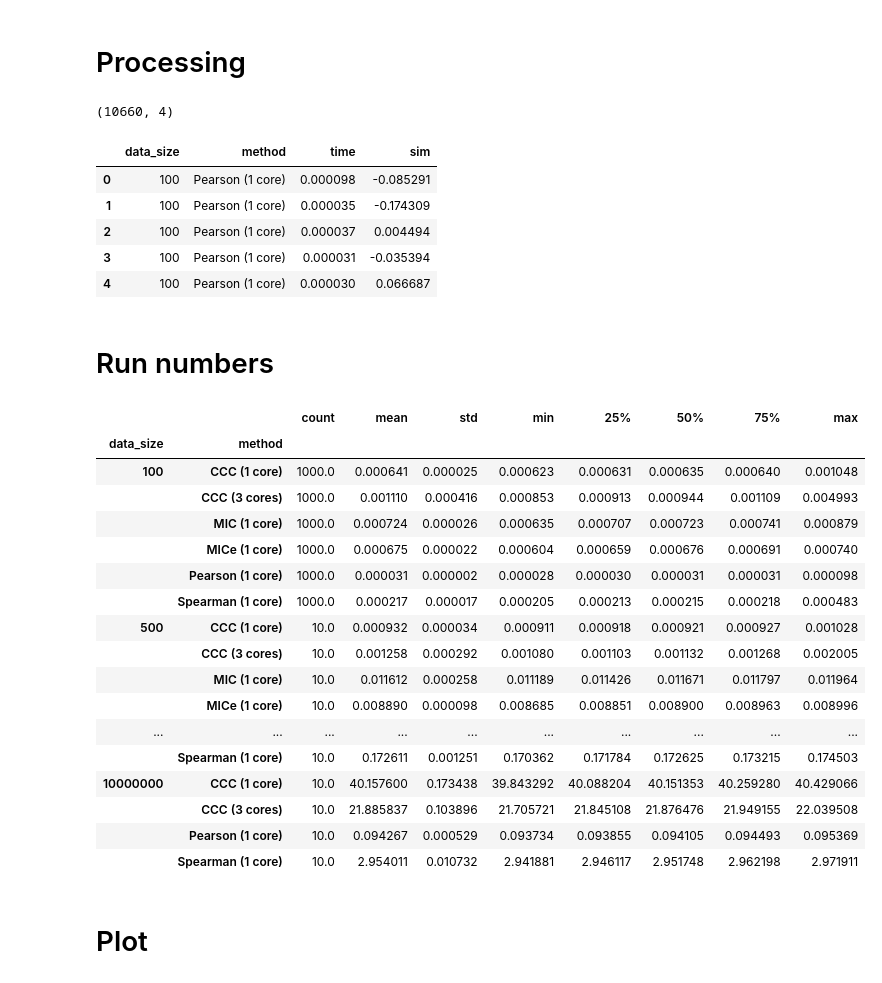
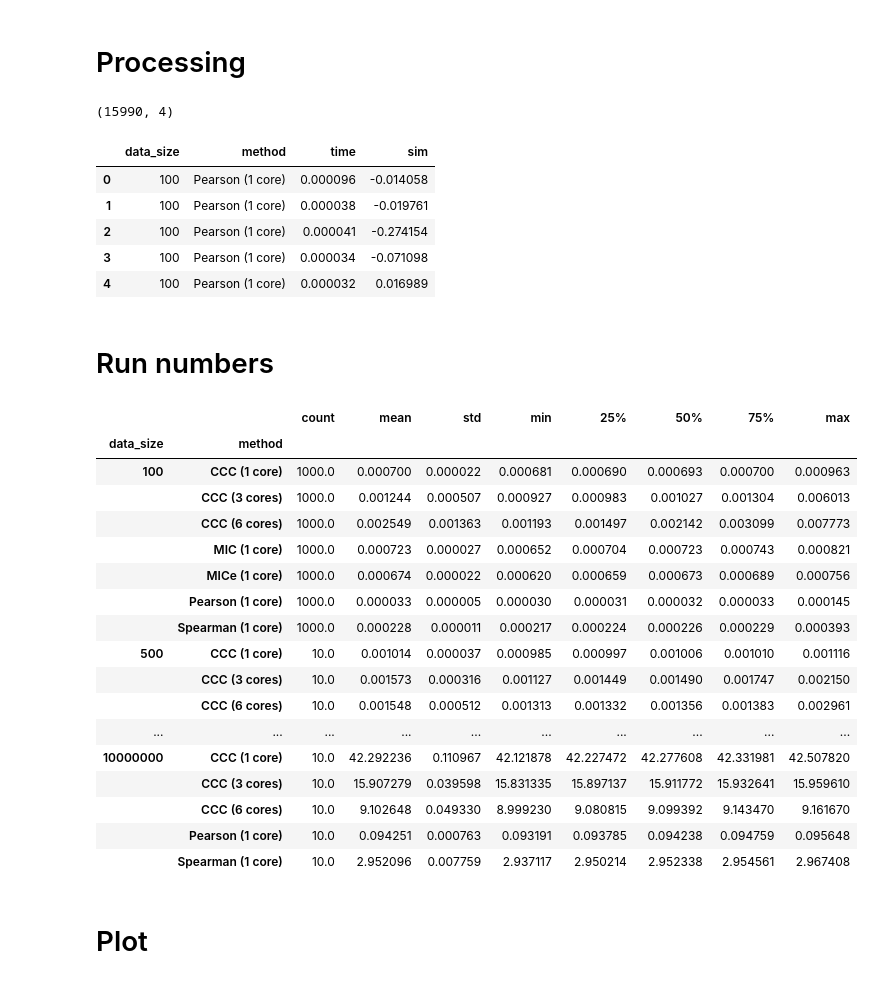
Before and after one commit to greenelab/ccc, a Jupyter notebook: nbs/99_manuscript/time_test/07-time_test-plot.ipynb, the cells around one changed output. Drawn from its saved outputs; the diff is of its cells as text; code cells hidden in the pictures.

```diff
--- a/nbs/99_manuscript/time_test/07-time_test-plot.ipynb
+++ b/nbs/99_manuscript/time_test/07-time_test-plot.ipynb
@@ -75,22 +76,27 @@ time_results = time_results.replace(
             "cm-3": "CCC (3 cores)",
             "mic-3": "MIC (3 cores)",
             "mic_e-3": "MICe (3 cores)",
+            "p-6": "Pearson (6 cores)",
+            "s-6": "Spearman (6 cores)",
+            "cm-6": "CCC (6 cores)",
+            "mic-6": "MIC (6 cores)",
+            "mic_e-6": "MICe (6 cores)",
         }
     }
 )
 # %%
 time_results.shape
 # %% [output]
-(10660, 4)
+(15990, 4)
 # %%
 time_results.head()
 # %% [output]
 |  | data_size | method | time | sim |
-| 0 | 100 | Pearson (1 core) | 0.000098 | -0.085291 |
-| 1 | 100 | Pearson (1 core) | 0.000035 | -0.174309 |
-| 2 | 100 | Pearson (1 core) | 0.000037 | 0.004494 |
-| 3 | 100 | Pearson (1 core) | 0.000031 | -0.035394 |
-| 4 | 100 | Pearson (1 core) | 0.000030 | 0.066687 |
+| 0 | 100 | Pearson (1 core) | 0.000096 | -0.014058 |
+| 1 | 100 | Pearson (1 core) | 0.000038 | -0.019761 |
+| 2 | 100 | Pearson (1 core) | 0.000041 | -0.274154 |
+| 3 | 100 | Pearson (1 core) | 0.000034 | -0.071098 |
+| 4 | 100 | Pearson (1 core) | 0.000032 | 0.016989 |
 # %% [markdown]
 # Run numbers
 # %%
@@ -98,32 +104,33 @@ plot_data = time_results
 # %%
 run_numbers = (
     plot_data[
         plot_data["method"].str.contains("1 core", regex=False)
         | plot_data["method"].str.contains("CCC (3 cores)", regex=False)
+        | plot_data["method"].str.contains("CCC (6 cores)", regex=False)
     ]
     .groupby(["data_size", "method"])["time"]
     .describe()
 )
 display(run_numbers)
 # %% [output]
 |  |  | count | mean | std | min | 25% | 50% | 75% | max |
 | data_size | method |  |  |  |  |  |  |  |  |
-| 100 | CCC (1 core) | 1000.0 | 0.000641 | 0.000025 | 0.000623 | 0.000631 | 0.000635 | 0.000640 | 0.001048 |
-|  | CCC (3 cores) | 1000.0 | 0.001110 | 0.000416 | 0.000853 | 0.000913 | 0.000944 | 0.001109 | 0.004993 |
-|  | MIC (1 core) | 1000.0 | 0.000724 | 0.000026 | 0.000635 | 0.000707 | 0.000723 | 0.000741 | 0.000879 |
-|  | MICe (1 core) | 1000.0 | 0.000675 | 0.000022 | 0.000604 | 0.000659 | 0.000676 | 0.000691 | 0.000740 |
-|  | Pearson (1 core) | 1000.0 | 0.000031 | 0.000002 | 0.000028 | 0.000030 | 0.000031 | 0.000031 | 0.000098 |
-|  | Spearman (1 core) | 1000.0 | 0.000217 | 0.000017 | 0.000205 | 0.000213 | 0.000215 | 0.000218 | 0.000483 |
-| 500 | CCC (1 core) | 10.0 | 0.000932 | 0.000034 | 0.000911 | 0.000918 | 0.000921 | 0.000927 | 0.001028 |
-|  | CCC (3 cores) | 10.0 | 0.001258 | 0.000292 | 0.001080 | 0.001103 | 0.001132 | 0.001268 | 0.002005 |
-|  | MIC (1 core) | 10.0 | 0.011612 | 0.000258 | 0.011189 | 0.011426 | 0.011671 | 0.011797 | 0.011964 |
-|  | MICe (1 core) | 10.0 | 0.008890 | 0.000098 | 0.008685 | 0.008851 | 0.008900 | 0.008963 | 0.008996 |
+| 100 | CCC (1 core) | 1000.0 | 0.000700 | 0.000022 | 0.000681 | 0.000690 | 0.000693 | 0.000700 | 0.000963 |
+|  | CCC (3 cores) | 1000.0 | 0.001244 | 0.000507 | 0.000927 | 0.000983 | 0.001027 | 0.001304 | 0.006013 |
+|  | CCC (6 cores) | 1000.0 | 0.002549 | 0.001363 | 0.001193 | 0.001497 | 0.002142 | 0.003099 | 0.007773 |
+|  | MIC (1 core) | 1000.0 | 0.000723 | 0.000027 | 0.000652 | 0.000704 | 0.000723 | 0.000743 | 0.000821 |
+|  | MICe (1 core) | 1000.0 | 0.000674 | 0.000022 | 0.000620 | 0.000659 | 0.000673 | 0.000689 | 0.000756 |
+|  | Pearson (1 core) | 1000.0 | 0.000033 | 0.000005 | 0.000030 | 0.000031 | 0.000032 | 0.000033 | 0.000145 |
+|  | Spearman (1 core) | 1000.0 | 0.000228 | 0.000011 | 0.000217 | 0.000224 | 0.000226 | 0.000229 | 0.000393 |
+| 500 | CCC (1 core) | 10.0 | 0.001014 | 0.000037 | 0.000985 | 0.000997 | 0.001006 | 0.001010 | 0.001116 |
+|  | CCC (3 cores) | 10.0 | 0.001573 | 0.000316 | 0.001127 | 0.001449 | 0.001490 | 0.001747 | 0.002150 |
+|  | CCC (6 cores) | 10.0 | 0.001548 | 0.000512 | 0.001313 | 0.001332 | 0.001356 | 0.001383 | 0.002961 |
 | ... | ... | ... | ... | ... | ... | ... | ... | ... | ... |
-|  | Spearman (1 core) | 10.0 | 0.172611 | 0.001251 | 0.170362 | 0.171784 | 0.172625 | 0.173215 | 0.174503 |
-| 10000000 | CCC (1 core) | 10.0 | 40.157600 | 0.173438 | 39.843292 | 40.088204 | 40.151353 | 40.259280 | 40.429066 |
-|  | CCC (3 cores) | 10.0 | 21.885837 | 0.103896 | 21.705721 | 21.845108 | 21.876476 | 21.949155 | 22.039508 |
-|  | Pearson (1 core) | 10.0 | 0.094267 | 0.000529 | 0.093734 | 0.093855 | 0.094105 | 0.094493 | 0.095369 |
-|  | Spearman (1 core) | 10.0 | 2.954011 | 0.010732 | 2.941881 | 2.946117 | 2.951748 | 2.962198 | 2.971911 |
+| 10000000 | CCC (1 core) | 10.0 | 42.292236 | 0.110967 | 42.121878 | 42.227472 | 42.277608 | 42.331981 | 42.507820 |
+|  | CCC (3 cores) | 10.0 | 15.907279 | 0.039598 | 15.831335 | 15.897137 | 15.911772 | 15.932641 | 15.959610 |
+|  | CCC (6 cores) | 10.0 | 9.102648 | 0.049330 | 8.999230 | 9.080815 | 9.099392 | 9.143470 | 9.161670 |
+|  | Pearson (1 core) | 10.0 | 0.094251 | 0.000763 | 0.093191 | 0.093785 | 0.094238 | 0.094759 | 0.095648 |
+|  | Spearman (1 core) | 10.0 | 2.952096 | 0.007759 | 2.937117 | 2.950214 | 2.952338 | 2.954561 | 2.967408 |
 # %%
 # this is necessary to make sure we did not mix results when running the time test notebooks
 # that could happen if the notebooks are run separately without running them all together
```
Also changed, not shown: parts of 11 cells of this notebook, 1 other file.
